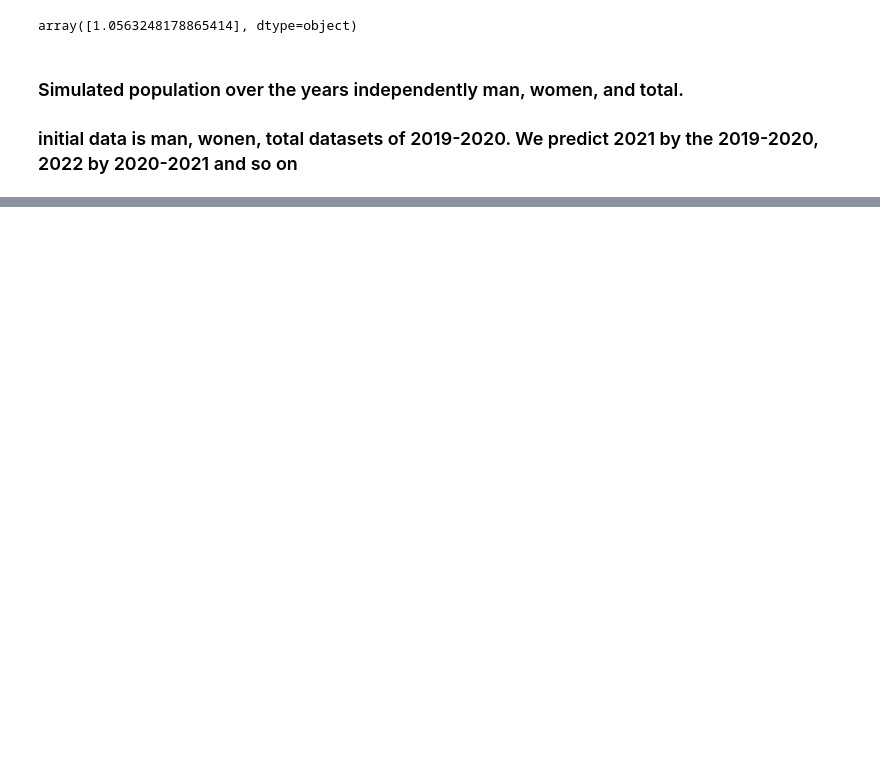
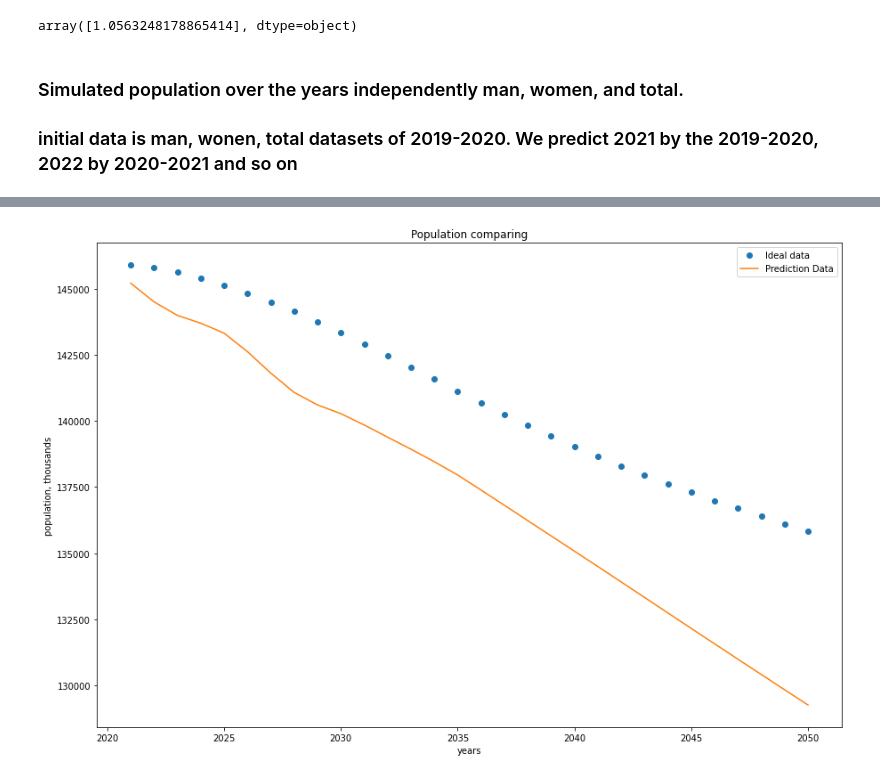
Before and after one commit to AAYamoldin/TrainingPrograms, a Jupyter notebook: Python/ITMO_Discrete_modeling/lab1/population_modeling.ipynb, the cells around one changed output, grey strips where cells are left out. Drawn from its saved outputs; the diff is of its cells as text; code cells hidden in the pictures; blank space fills up the shorter version.

```diff
--- a/Python/ITMO_Discrete_modeling/lab1/population_modeling.ipynb
+++ b/Python/ITMO_Discrete_modeling/lab1/population_modeling.ipynb
@@ -164,7 +176,7 @@ def appends(data, newborn, shift, year):
 
 def population_modeling(men, women, year):
     shift_women = shift(women, year)
-    newborn = fertility(men, women, year - 1) * np.mean([shift_women['15-19'],shift_women['20-24'], shift_women['25-29'], shift_women['30-34'], shift_women['35-39'], shift_women['40-44'], shift_women['45-49']]) #add + 1
+    newborn = fertility(men, women, year - 1) * np.sum([shift_women['15-19'],shift_women['20-24'], shift_women['25-29'], shift_women['30-34'], shift_women['35-39'], shift_women['40-44'], shift_women['45-49']]) #add + 1
     newborn_women = newborn / (1 + newborn_men_over_women(men, women, year - 1) )
     newborn_men = newborn - newborn_women
     shift_men = shift(men, year)
@@ -225,0 +281,18 @@ total
+# %%
+ideal_sum = []
+total_sum = []
+for year in range(2021, 2051):
+    ideal_sum.append(ideal_df[ideal_df['year'] == year].iloc[:, 1:].sum(axis=1))
+    total_sum.append(total[total['year'] == year].iloc[:, 1:].sum(axis=1))
+# %%
+plt.figure(figsize=(15, 10))
+plt.plot(range(2021, 2051), ideal_sum, 'o', label="Ideal data")
+plt.plot(range(2021, 2051), total_sum, label="Prediction Data")
+plt.title('Population comparing')
+plt.legend()
+plt.xlabel('years')
+plt.ylabel('population, thousands')
+plt.savefig('./population_linear', bbox_inches='tight')
+plt.show()
+# %% [output]
+[figure, added]
```
Also changed, not shown: parts of 10 cells of this notebook, 1 other file.
